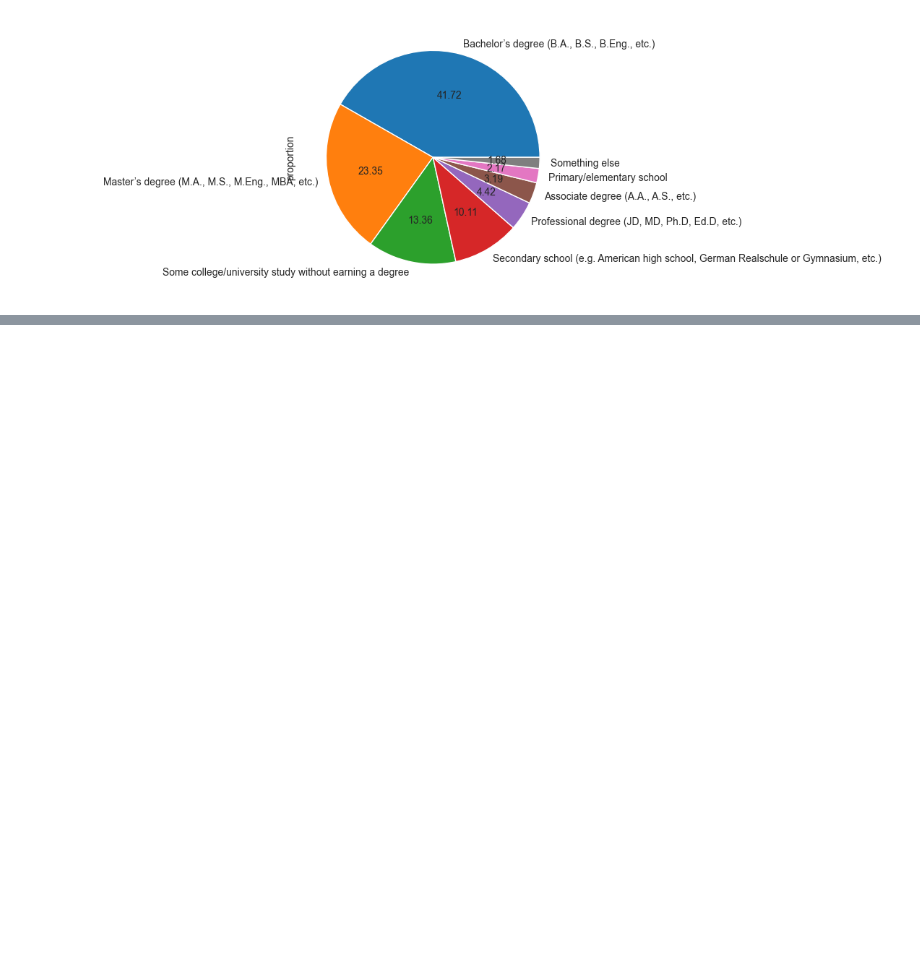
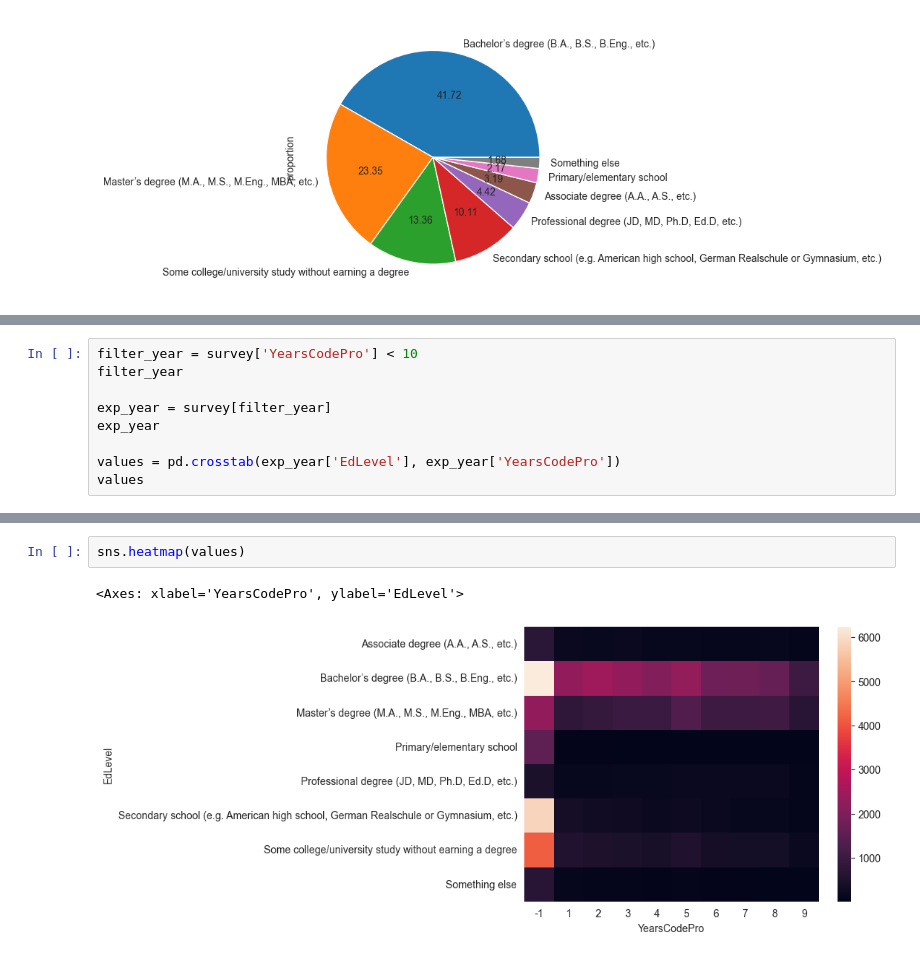
Before and after one commit to dipenparmar12/ml, a Jupyter notebook: day-20-eda-univariate-analysis-stockoverflow.ipynb, the cells around one changed output, grey strips where cells are left out. Cells and saved outputs as stored; diff of their text form; blank space fills up the shorter version.

```diff
--- a/day-20-eda-univariate-analysis-stockoverflow.ipynb
+++ b/day-20-eda-univariate-analysis-stockoverflow.ipynb
@@ -248,0 +356,9 @@ Name: YearsCode, dtype: float64
+# %%
+filter_year = survey['YearsCodePro'] < 10
+filter_year
+
+exp_year = survey[filter_year]
+exp_year
+
+values = pd.crosstab(exp_year['EdLevel'], exp_year['YearsCodePro'])
+values
@@ -248,0 +376,5 @@ Name: YearsCode, dtype: float64
+# %%
+sns.heatmap(values)
+# %% [output]
+<Axes: xlabel='YearsCodePro', ylabel='EdLevel'>
+[figure, added]
```
Also changed, not shown: parts of 26 cells of this notebook, 1 other file.
